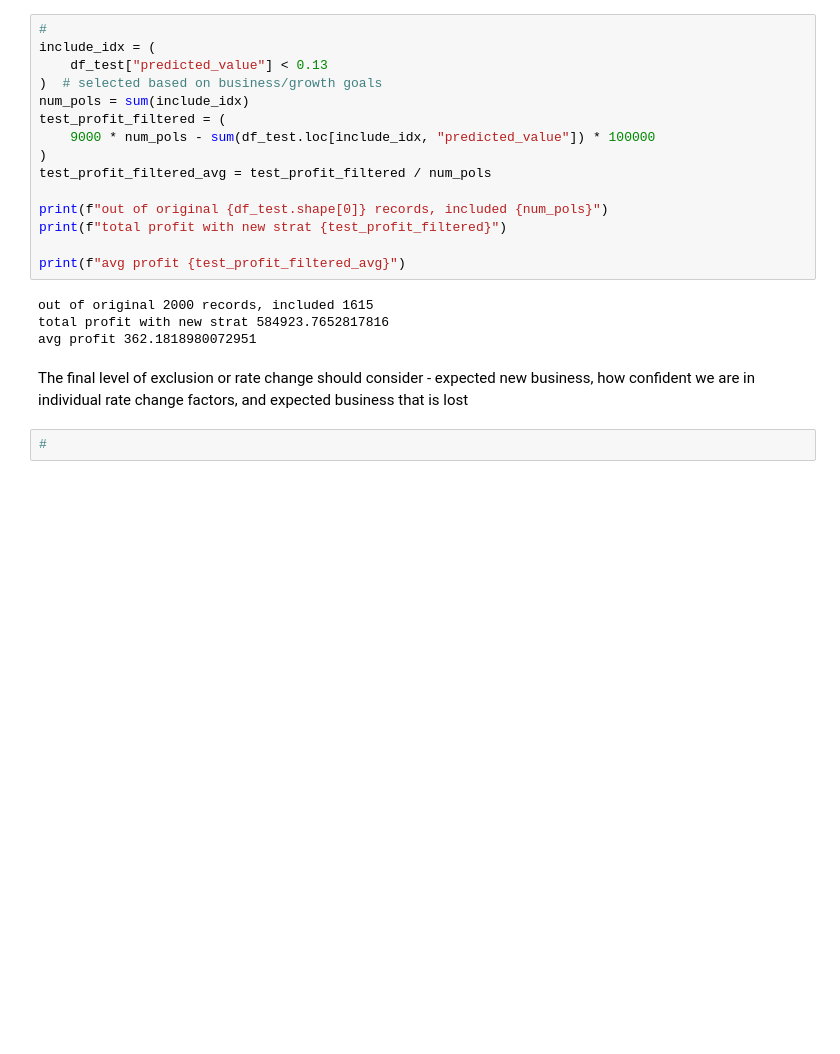
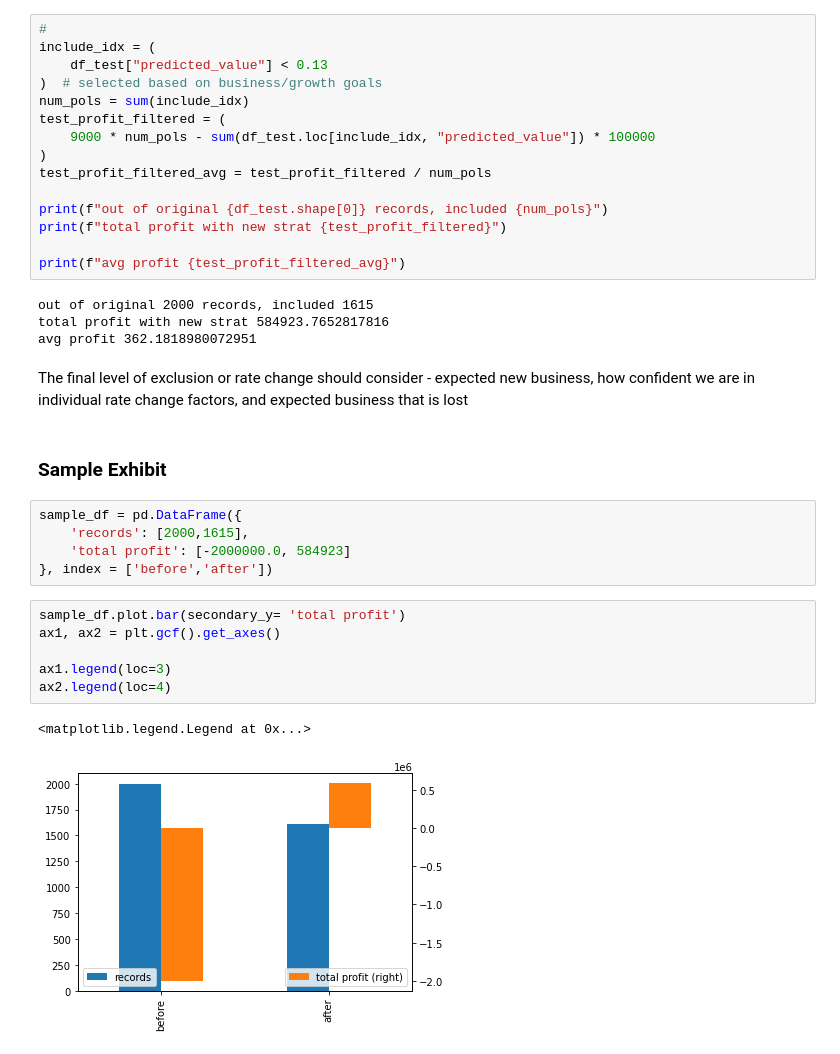
Before and after one commit to sws144/casestudy1, a Jupyter notebook: casestudy.ipynb, the cells around one changed output. Cells and saved outputs as stored; diff of their text form; blank space fills up the shorter version.

```diff
--- a/casestudy.ipynb
+++ b/casestudy.ipynb
@@ -1345,5 +1348,19 @@ avg profit 362.1818980072951
 # %% [markdown]
  The final level of exclusion or rate change should consider - expected new business,
  how confident we are in individual rate change factors, and expected business that is lost
-# %%
-#
+# %% [markdown]
+### Sample Exhibit
+# %%
+sample_df = pd.DataFrame({
+    'records': [2000,1615],
+    'total profit': [-2000000.0, 584923]
+}, index = ['before','after'])
+# %%
+sample_df.plot.bar(secondary_y= 'total profit')
+ax1, ax2 = plt.gcf().get_axes()
+
+ax1.legend(loc=3)
+ax2.legend(loc=4)
+# %% [output]
+<matplotlib.legend.Legend at 0x...>
+[figure, added]
```
Also changed, not shown: parts of 2 cells of this notebook, 4 other files.
